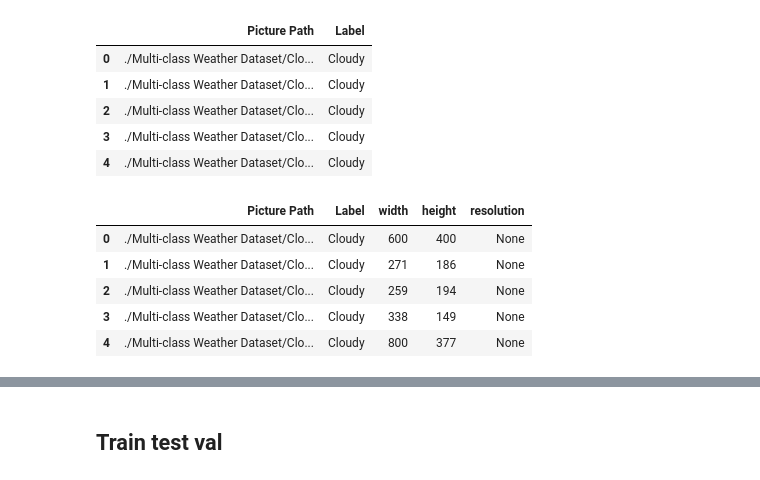
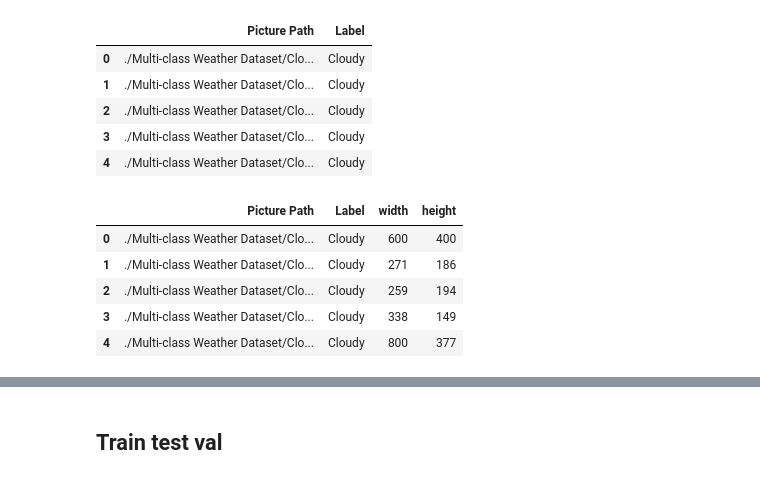
Before and after one commit to Jalalbaim/Rain-Or-Shine, a Jupyter notebook: Model.ipynb, the cells around one changed output, grey strips where cells are left out. Drawn from its saved outputs; the diff is of its cells as text; code cells hidden in the pictures.

Commit message:
dataframe

```diff
--- a/Model.ipynb
+++ b/Model.ipynb
@@ -60,22 +58,21 @@ df.head()
 # %%
 import os
 from PIL import Image
 
 # Function to get image dimensions
 def get_image_dimensions(image_path):
     with Image.open(image_path) as img:
         width, height = img.size
-        resolution = None
-    return width, height , resolution
+    return width, height
 
 # Add columns to dataframe
-df['width'], df['height'], df['resolution'] = zip(*df['Picture Path'].map(get_image_dimensions))
+df['width'], df['height'] = zip(*df['Picture Path'].map(get_image_dimensions))
 
 df.head()
 # %% [output]
-|  | Picture Path | Label | width | height | resolution |
-| 0 | ./Multi-class Weather Dataset/Clo... | Cloudy | 600 | 400 | None |
-| 1 | ./Multi-class Weather Dataset/Clo... | Cloudy | 271 | 186 | None |
-| 2 | ./Multi-class Weather Dataset/Clo... | Cloudy | 259 | 194 | None |
-| 3 | ./Multi-class Weather Dataset/Clo... | Cloudy | 338 | 149 | None |
-| 4 | ./Multi-class Weather Dataset/Clo... | Cloudy | 800 | 377 | None |
+|  | Picture Path | Label | width | height |
+| 0 | ./Multi-class Weather Dataset/Clo... | Cloudy | 600 | 400 |
+| 1 | ./Multi-class Weather Dataset/Clo... | Cloudy | 271 | 186 |
+| 2 | ./Multi-class Weather Dataset/Clo... | Cloudy | 259 | 194 |
+| 3 | ./Multi-class Weather Dataset/Clo... | Cloudy | 338 | 149 |
+| 4 | ./Multi-class Weather Dataset/Clo... | Cloudy | 800 | 377 |
```
Also changed, not shown: parts of 11 cells of this notebook.
